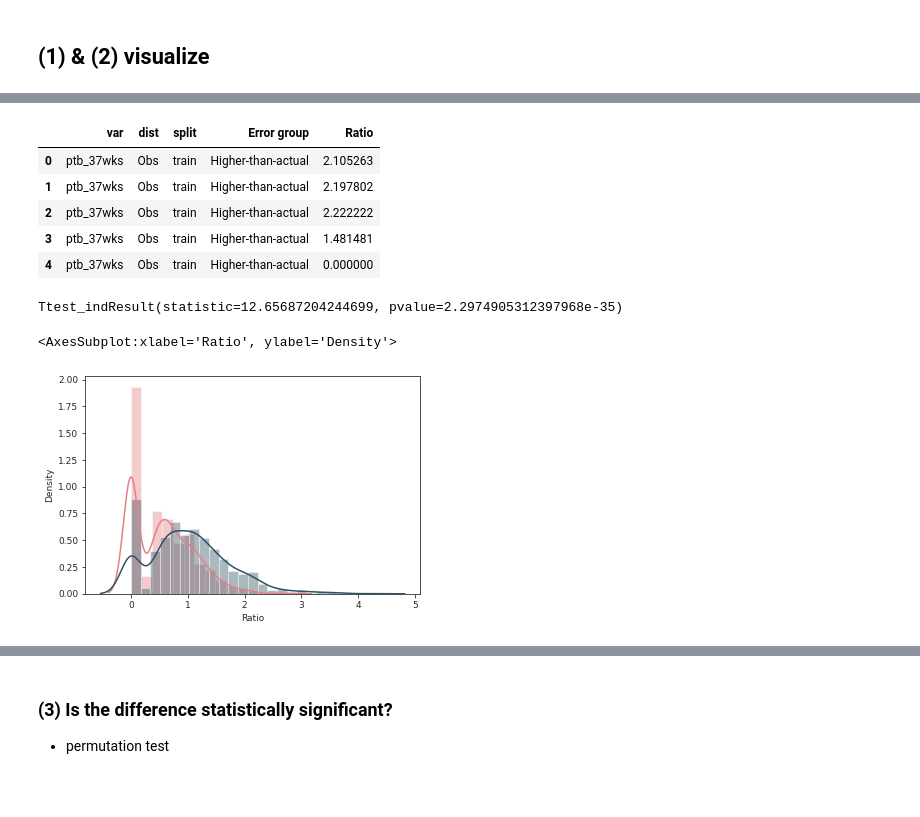
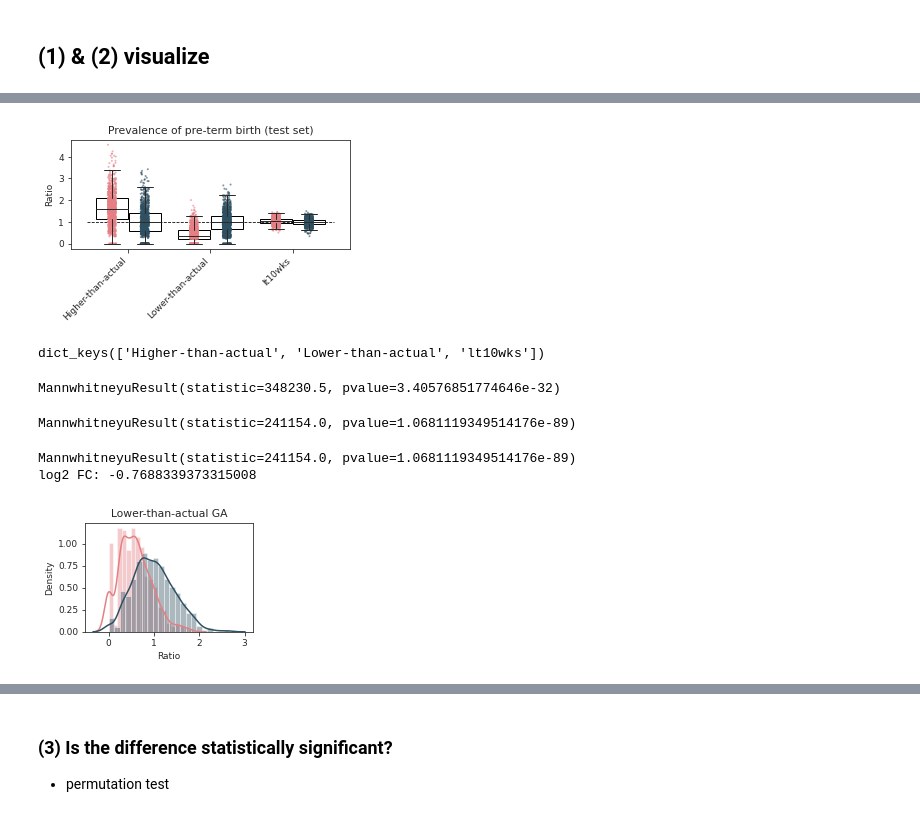
Before and after one commit to nealgravindra/wearables, a Jupyter notebook: notebooks/eval_error_analysis.ipynb, the cells around one changed output, grey strips where cells are left out. Saved outputs shown, nothing was run; the diff lists cells and outputs as text; code cells hidden in the pictures; blank space fills up the shorter version.

```diff
--- a/notebooks/eval_error_analysis.ipynb
+++ b/notebooks/eval_error_analysis.ipynb
@@ -1040,12 +1085,40 @@ Text(0.5, 1.0, 'Prevalence of pre-term birth (train set)')
 [figure]
+# %%
+# bar plot from this
+dt = pd.DataFrame()
+for k in res_tst.keys():
+    dtt = pd.DataFrame()
+    for kk, vv in res_tst[k].items():
+        dtt[kk] = vv
+    dtt['var'] = k if 'null' not in k else k.split('_null')[0]
+    if 'null' in k:
+        dtt['dist'] = 'Null'
+    else:
+        dtt['dist'] = 'Obs'
+    dt = dt.append(dtt)
+    del dtt
+dt = dt.melt(id_vars=['var', 'dist'], value_name='Ratio', var_name='Error group')
+
+fig, ax = plt.subplots(1, 1, figsize=(5, 2))
+sns.stripplot(x='Error group', y='Ratio',
+              hue='dist', data=dt,
+              palette=dist_cmap, ax=ax, linewidth=0,
+              dodge=True, zorder=1, s=2,
+              alpha=0.6, rasterized=True)
+sns.boxplot(x='Error group', y='Ratio', hue='dist', data=dt, palette=dist_cmap, ax=ax, linewidth=1, zorder=2,
+            boxprops={'facecolor':'none','edgecolor':'k'}, showfliers=False)
+ax.plot([*ax.get_xlim()], [1.0, 1.0], 'k--', linewidth=0.8, zorder=0)
+ax.legend().set_visible(False)
+ax.set_xlabel('')
+ax.set_xticklabels(ax.get_xticklabels(), rotation=45, ha='right')
+ax.set_title('Prevalence of pre-term birth (test set)')
+if savefigs:
+    fig.savefig(os.path.join(pfp, 'boxplot_ratioVerrgrp_permtest_test.pdf'), bbox_inches='tight', dpi=600)
+# %% [output]
+[figure, added]
 # %%
-dt.head()
+res['ptb_37wks'].keys()
 # %% [output]
-|  | var | dist | split | Error group | Ratio |
-| 0 | ptb_37wks | Obs | train | Higher-than-actual | 2.105263 |
-| 1 | ptb_37wks | Obs | train | Higher-than-actual | 2.197802 |
-| 2 | ptb_37wks | Obs | train | Higher-than-actual | 2.222222 |
-| 3 | ptb_37wks | Obs | train | Higher-than-actual | 1.481481 |
-| 4 | ptb_37wks | Obs | train | Higher-than-actual | 0.000000 |
+dict_keys(['Higher-than-actual', 'Lower-than-actual', 'lt10wks'])
 # %%
 from scipy.stats import ttest_ind
@@ -1052,12 +1126,27 @@ from scipy.stats import ttest_ind
+# %%
+a = dt.loc[(dt['dist']=='Obs') & (dt['Error group']=='lt10wks'), 'Ratio']
+b = dt.loc[(dt['dist']=='Null') & (dt['Error group']=='lt10wks'), 'Ratio']
+mannwhitneyu(a, b)
+# %% [output]
+MannwhitneyuResult(statistic=348230.5, pvalue=3.40576851774646e-32)
 # %%
 a = dt.loc[(dt['dist']=='Obs') & (dt['Error group']=='Lower-than-actual'), 'Ratio']
 b = dt.loc[(dt['dist']=='Null') & (dt['Error group']=='Lower-than-actual'), 'Ratio']
-ttest_ind(a, b, equal_var=False)
+mannwhitneyu(a, b)
 # %% [output]
-Ttest_indResult(statistic=12.65687204244699, pvalue=2.2974905312397968e-35)
+MannwhitneyuResult(statistic=241154.0, pvalue=1.0681119349514176e-89)
-# %%
-sns.distplot(dt.loc[(dt['dist']=='Obs') & (dt['Error group']=='Lower-than-actual'), 'Ratio'], color=dist_cmap['Obs'])
-sns.distplot(dt.loc[(dt['dist']=='Null') & (dt['Error group']=='Lower-than-actual'), 'Ratio'], color=dist_cmap['Null'])
-# %% [output]
-<AxesSubplot:xlabel='Ratio', ylabel='Density'>
-[figure, removed]
+# %%
+fig, ax = plt.subplots(1, 1, figsize=(3, 2))
+sns.distplot(dt.loc[(dt['dist']=='Obs') & (dt['Error group']=='Lower-than-actual'), 'Ratio'], color=dist_cmap['Obs'], ax=ax)
+sns.distplot(dt.loc[(dt['dist']=='Null') & (dt['Error group']=='Lower-than-actual'), 'Ratio'], color=dist_cmap['Null'], ax=ax)
+ax.set_title('Lower-than-actual GA')
+a = res['ptb_37wks']['Lower-than-actual']
+b = res['ptb_37wks_null']['Lower-than-actual']
+print(mannwhitneyu(a, b))
+print('log2 FC:', np.log2(np.mean(a)) - np.log2(np.mean(b)))
+if savefigs:
+    fig.savefig(os.path.join(pfp, 'distplot_lowerthanactual_obsVnull.pdf'), bbox_inches='tight')
+# %% [output]
+MannwhitneyuResult(statistic=241154.0, pvalue=1.0681119349514176e-89)
+log2 FC: -0.7688339373315008
+[figure, added]
```
Also changed, not shown: parts of 22 cells of this notebook.
